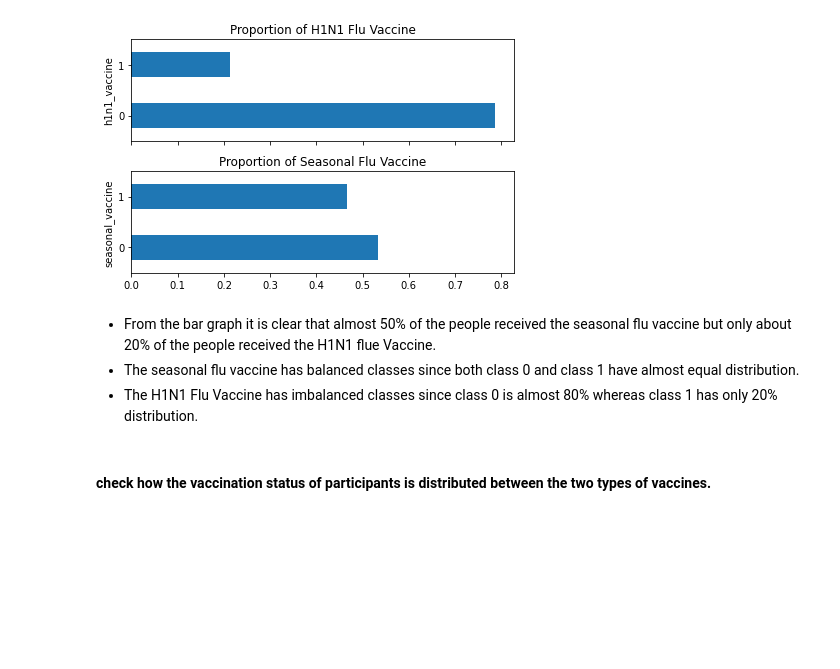
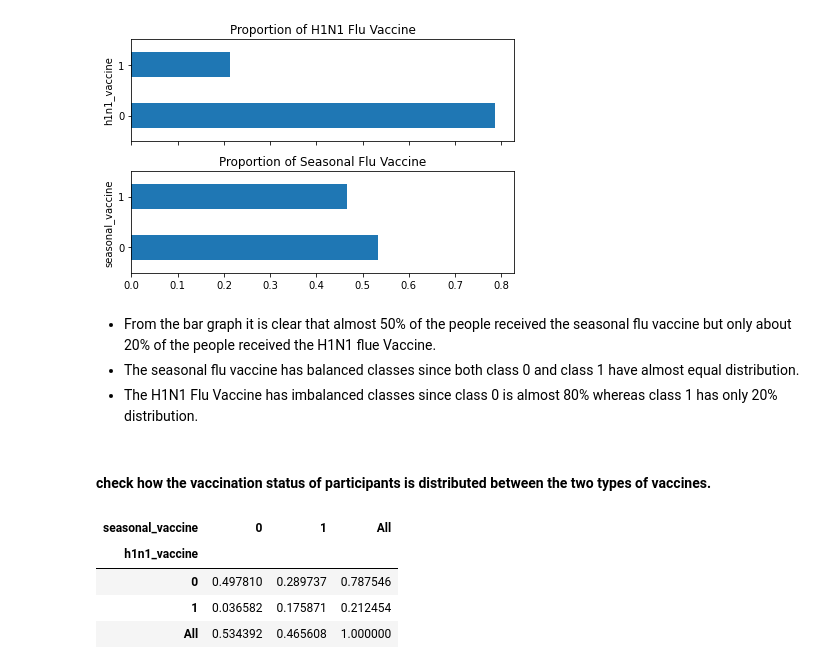
Before and after one commit to Pamela-Chebii/Predicting_H1N1_-_Seasonal_Flue_Vaccines, a Jupyter notebook: index.ipynb, the cells around one changed output. Cells and saved outputs as stored; diff of their text form; code cells hidden in the pictures; blank space fills up the shorter version.

```diff
--- a/index.ipynb
+++ b/index.ipynb
@@ -186,3 +186,11 @@ fig.tight_layout()
 - The H1N1 Flu Vaccine has imbalanced classes since class 0 is almost 80% whereas class 1 has only 20% distribution.
 # %% [markdown]
 #### check how the vaccination status of participants is distributed between the two types of vaccines.
+# %%
+pd.crosstab(labels_df["h1n1_vaccine"], labels_df["seasonal_vaccine"], margins=True, normalize=True)
+# %% [output]
+| seasonal_vaccine | 0 | 1 | All |
+| h1n1_vaccine |  |  |  |
+| 0 | 0.497810 | 0.289737 | 0.787546 |
+| 1 | 0.036582 | 0.175871 | 0.212454 |
+| All | 0.534392 | 0.465608 | 1.000000 |
```
Also changed, not shown: parts of 1 cell of this notebook.
